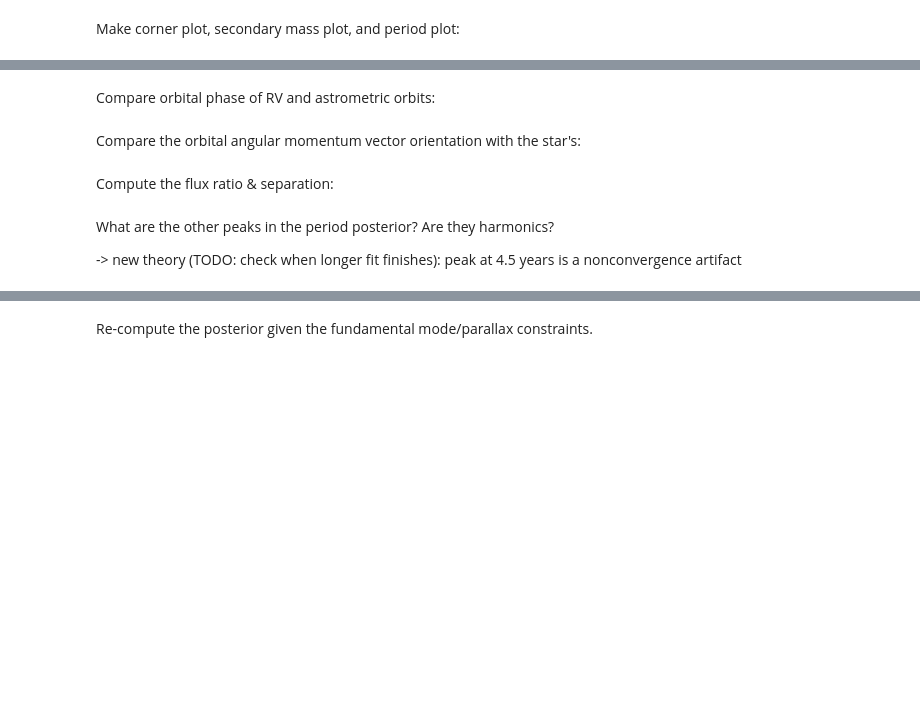
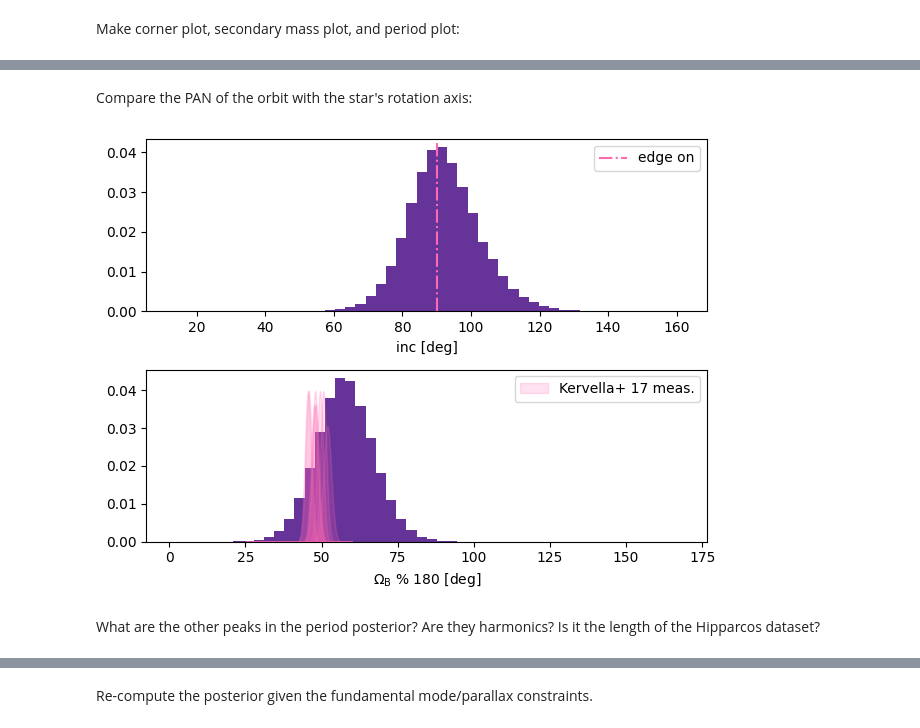
Before and after one commit to sblunt/betelgeuse, a Jupyter notebook: is_it_real.ipynb, the cells around one changed output, grey strips where cells are left out. Saved outputs shown, nothing was run; the diff lists cells and outputs as text; code cells hidden in the pictures; blank space fills up the shorter version.

```diff
--- a/is_it_real.ipynb
+++ b/is_it_real.ipynb
@@ -592,2 +288,0 @@ plt.savefig("{}/multipanel_plot.png".format(savedir), dpi=250)
-# %% [markdown]
-Compare orbital phase of RV and astrometric orbits:
@@ -646,23 +289,7 @@ plt.savefig("{}/phase.png".format(savedir), dpi=250)
 # %% [markdown]
-Compare the orbital angular momentum vector orientation with the star's:
+Compare the PAN of the orbit with the star's rotation axis:
 # %%
 from scipy.stats import norm
-
-
-def cos_i_mutual(orb_inc, st_inc, orb_pan, st_pan):
-    """
-    Ref: De Rosa, Dawson, Nielsen 2020, eq 24
-    """
-    return np.cos(orb_inc) * np.cos(st_inc) + np.sin(orb_inc) * np.sin(st_inc) * np.cos(
-        orb_pan - st_pan
-    )
-
-
-inc_post = beetle_results.post[:, beetle_results.param_idx["inc1"]]
-pan_post = beetle_results.post[:, beetle_results.param_idx["pan1"]]
-
-
-# mutual_inc_posterior = cos_i_mutual(inc_post, st_inc, pan_post, st_pan)
 
 """
 Ref for PAN of Betelgeuse:
@@ -676,32 +303,32 @@ beetle_rot_pan = [
     (47.9, 1.0),
     (51.9, 1.3),
     (50.6, 1.0),
     (45.5, 1.0),
     (45.8, 1.0),
 ]
 
 fig, ax = plt.subplots(2, 1)
 ax[0].hist(np.degrees(inc_post), bins=50, color="rebeccapurple", density=True)
 ax[0].axvline(90, color="hotpink", ls="-.", label="edge on")
 ax[0].legend()
 ax[1].hist(np.degrees(pan_post) % 180, bins=50, color="rebeccapurple", density=True)
 
 xs = np.linspace(25, 60, 200)
 for i, (pan_est, pan_unc) in enumerate(beetle_rot_pan):
     gaussian_pdf = norm(pan_est, pan_unc).pdf(xs)
     ax[1].fill_between(
         xs,
         gaussian_pdf / 10,
         np.zeros_like(xs),
         color="hotpink",
         alpha=0.2,
         label="Kervella+ 17 meas.",
     )
     if i == 0:
         ax[1].legend()
 ax[0].set_xlabel("inc [deg]")
 ax[1].set_xlabel("$\Omega_{{\\mathrm{{B}}}}$ % 180 [deg]")
 plt.tight_layout()
 plt.savefig("{}/mutual_inc.png".format(savedir), dpi=250)
+# %% [output]
+[figure, added]
-# %% [markdown]
-Compute the flux ratio & separation:
@@ -751,7 +335,5 @@ plt.savefig("{}/separation.png".format(savedir), dpi=250)
 # %% [markdown]
-What are the other peaks in the period posterior? Are they harmonics?
-
--> new theory (TODO: check when longer fit finishes): peak at 4.5 years is a nonconvergence artifact
+What are the other peaks in the period posterior? Are they harmonics? Is it the length of the Hipparcos dataset?
 # %%
 from astropy.timeseries import LombScargle
 
```
Also changed, not shown: parts of 20 cells of this notebook, 14 other files.
